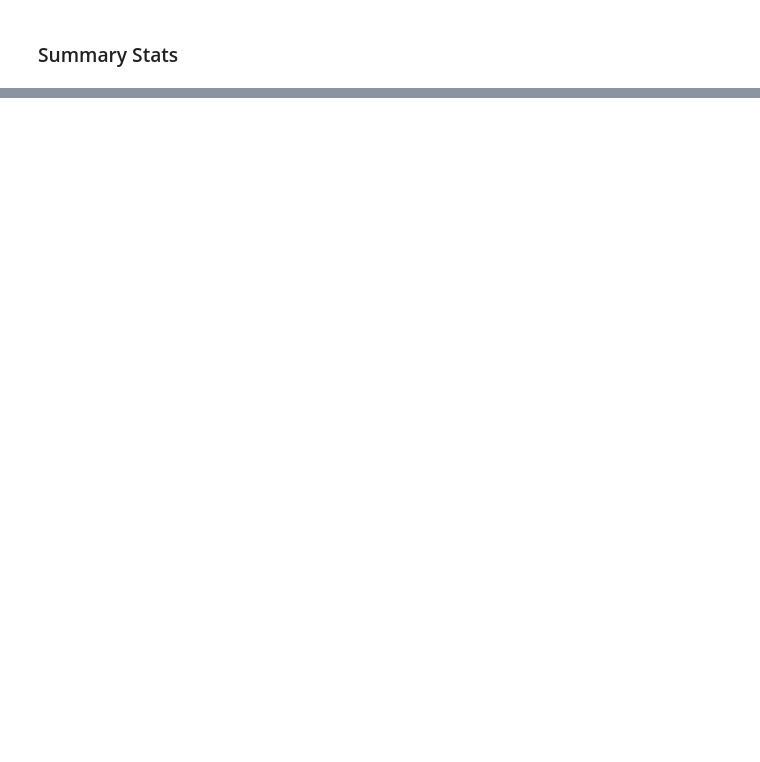
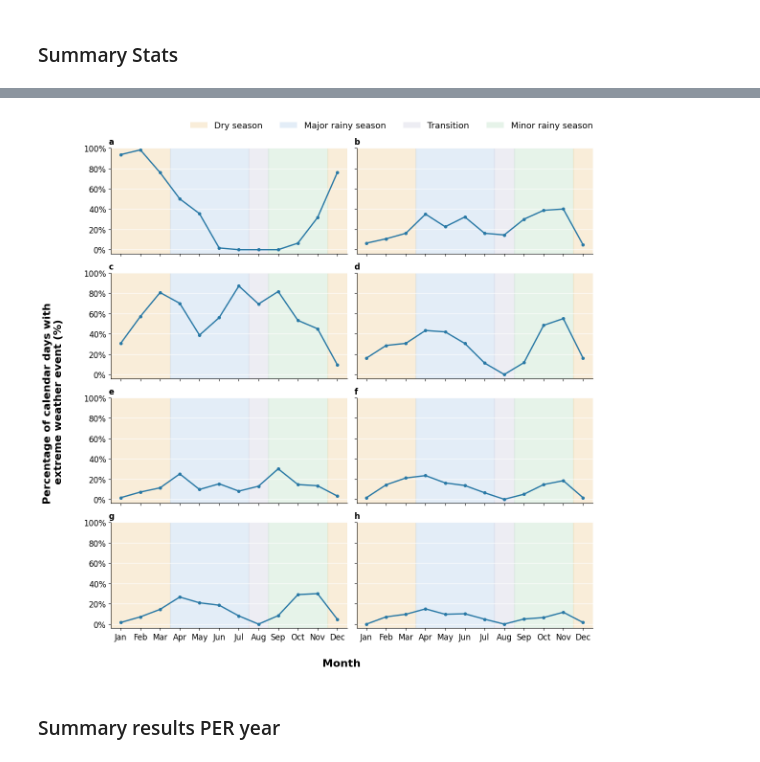
Before and after one commit to KaytheDee/pqr_extreme_weather_analysis, a Jupyter notebook: notebooks/Extreme_Weather_per_Month.ipynb, the cells around one changed output, grey strips where cells are left out. Drawn from its saved outputs; the diff is of its cells as text; code cells hidden in the pictures; blank space fills up the shorter version.

```diff
--- a/notebooks/Extreme_Weather_per_Month.ipynb
+++ b/notebooks/Extreme_Weather_per_Month.ipynb
@@ -712,0 +750,3 @@ plot_extreme_weather_calendar(
+# %%
+day_total_all_eas_norm["Year"] = day_total_all_eas_norm["Date"].dt.year
+day_total_all_eas_norm["Month"] = day_total_all_eas_norm["Date"].dt.month
@@ -785,0 +1248,6 @@ pct_one_ea = (1/214)*100
+# %%
+monthly_all_events = monthly_all_events_summary(
+    day_total_all_eas_norm,
+    events=["T", "P", "W", "L", "PW", "PL", "WL", "PWL"],
+    n_eas=214,
+)
@@ -785,0 +1649,67 @@ pct_one_ea = (1/214)*100
+# %%
+fig, axes = plot_monthly_extreme_event_panels(
+    monthly_all_events,
+
+    event_order=[
+        "T", "P",
+        "W", "L",
+        "PW", "WL",
+        "PL", "PWL",
+    ],
+    panel_labels=list("abcdefgh"),
+
+
+    figsize=(12, 12),
+
+    # Y-axis
+    ylim=(-4, 100),
+    show_y_percent_sign=True,
+    y_percent_decimals=0,
+
+    # Tick labels
+    x_tick_fontsize=12,
+    y_tick_fontsize=12,
+
+    # Shared axis labels
+    shared_xlabel="Month",
+    shared_ylabel="Percentage of calendar days with \nextreme weather event (%)",
+    xlabel_x=0.55,
+    xlabel_y=0.035,
+    ylabel_x=0.03,
+    ylabel_y=0.5,
+    xlabel_fontsize=16,
+    ylabel_fontsize=16,
+    xlabel_fontweight="bold",
+    ylabel_fontweight="bold",
+
+    # Panel labels
+    panel_label_x=-0.01,
+    panel_label_y=1.10,
+    panel_label_fontsize=12,
+    panel_label_fontweight="bold",
+
+    # Same seasonal styling as the stacked boxplots
+    season_colors={
+        "Dry season": "#F4DDB5",
+        "Major rainy season": "#C8DCF0",
+        "Transition": "#DDDDE8",
+        "Minor rainy season": "#CFE8D5",
+    },
+    season_alpha=0.5,
+
+    # Seasonal legend
+    show_season_legend=True,
+    legend_loc="upper right",
+    legend_bbox=None,
+    legend_ncol=4,
+    legend_fontsize=13,
+
+    # Layout
+    tight_layout_rect=(0.04, 0.04, 1, 0.97),
+
+    # Save
+    save_path=PLOTS_DIR / "monthly_extreme_event_panels.png",
+    dpi=300,
+)
+# %% [output]
+[figure, added]
@@ -785,0 +1718,2 @@ pct_one_ea = (1/214)*100
+# %% [markdown]
+### Summary results PER year
```
Also changed, not shown: parts of 61 cells of this notebook, 4 other files.
